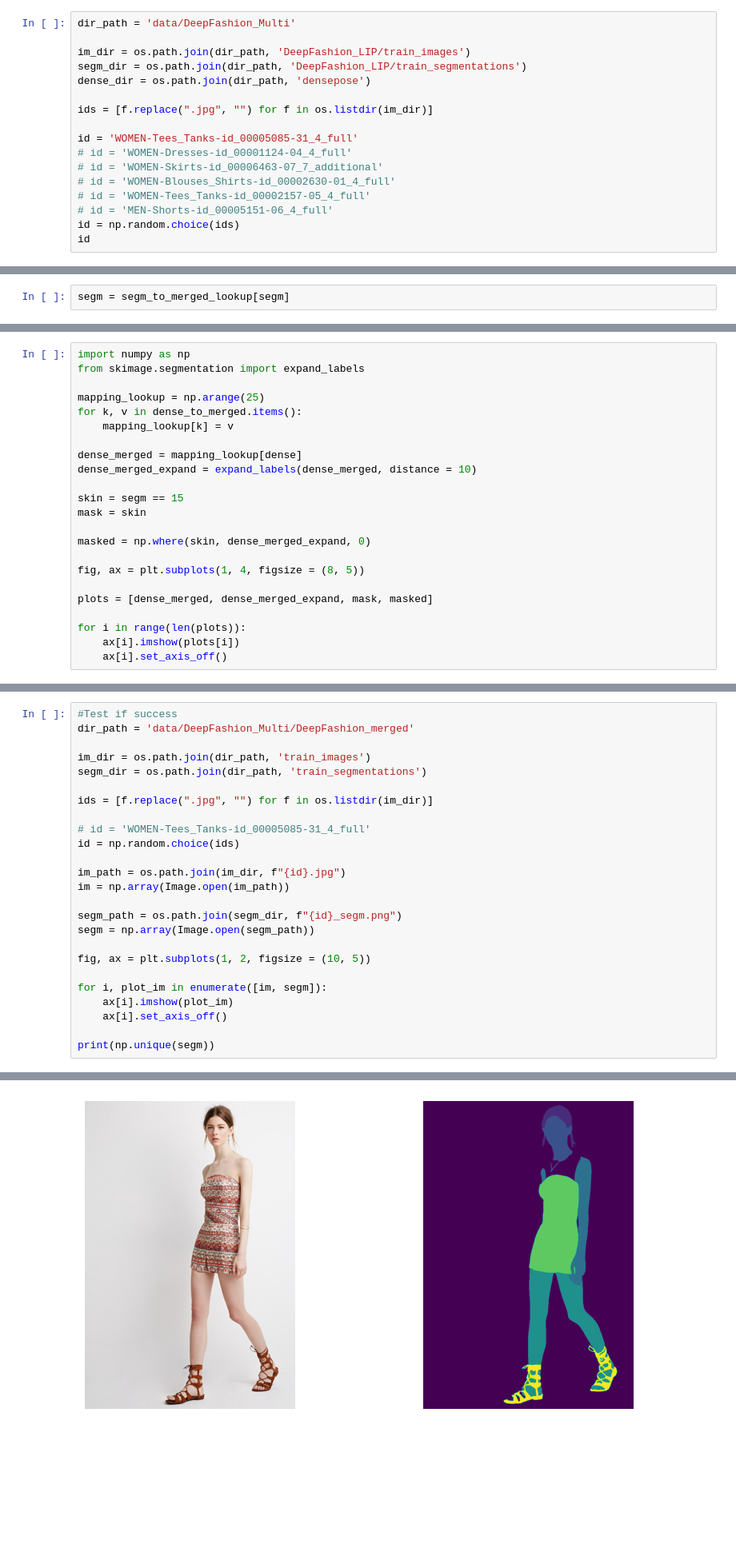
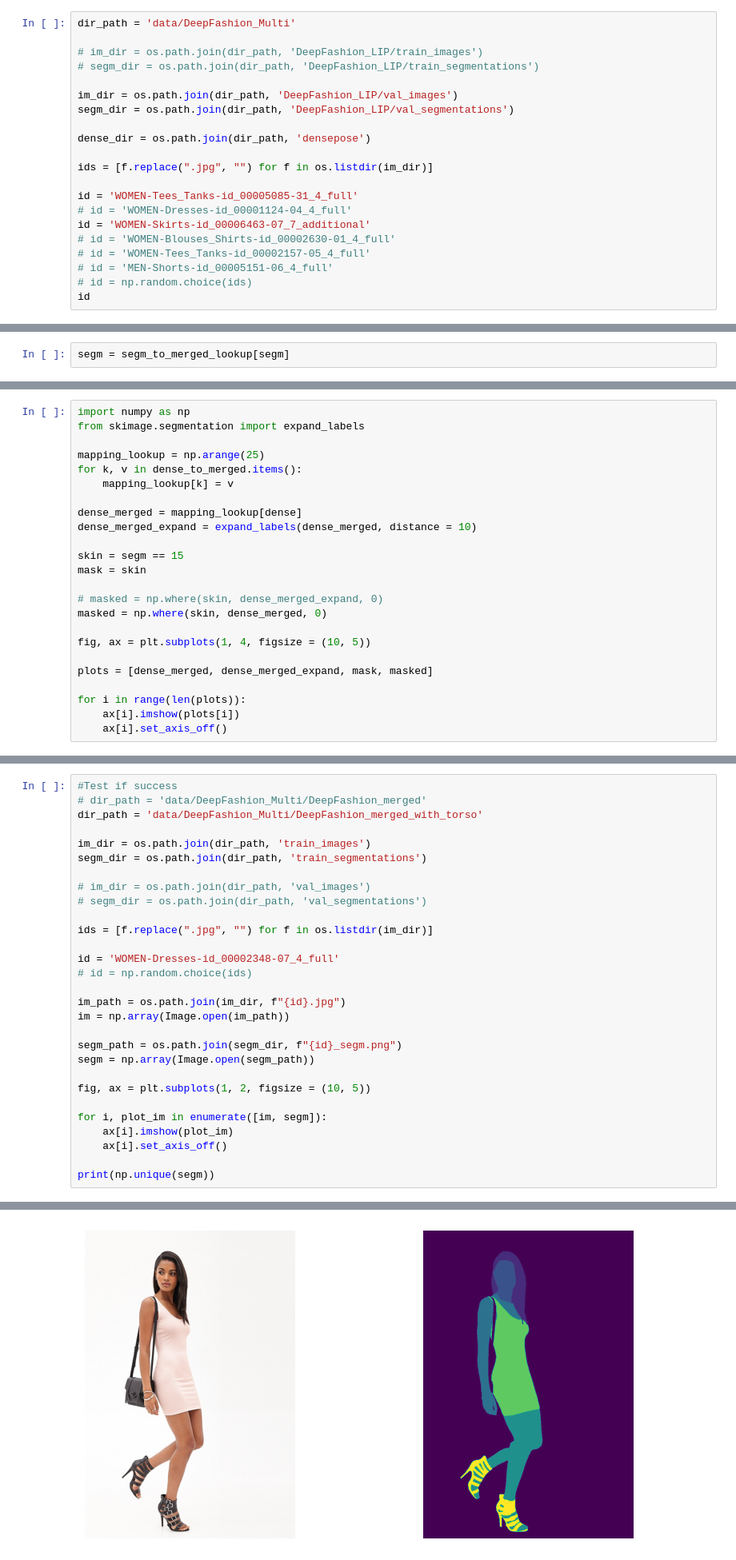
Before and after one commit to JelinR/Self-Correction-Human-Parsing, a Jupyter notebook: DeepFashion_Mapping.ipynb, the cells around one changed output, grey strips where cells are left out. Shown at 80% size. Drawn from its saved outputs; the diff is of its cells as text; blank space fills up the shorter version.

Commit message:
deepfash merge with torso

```diff
--- a/DeepFashion_Mapping.ipynb
+++ b/DeepFashion_Mapping.ipynb
@@ -281,18 +342,22 @@ for i in range(3):
 # %%
 dir_path = 'data/DeepFashion_Multi'
 
-im_dir = os.path.join(dir_path, 'DeepFashion_LIP/train_images')
-segm_dir = os.path.join(dir_path, 'DeepFashion_LIP/train_segmentations')
+# im_dir = os.path.join(dir_path, 'DeepFashion_LIP/train_images')
+# segm_dir = os.path.join(dir_path, 'DeepFashion_LIP/train_segmentations')
+
+im_dir = os.path.join(dir_path, 'DeepFashion_LIP/val_images')
+segm_dir = os.path.join(dir_path, 'DeepFashion_LIP/val_segmentations')
+
 dense_dir = os.path.join(dir_path, 'densepose')
 
 ids = [f.replace(".jpg", "") for f in os.listdir(im_dir)]
 
 id = 'WOMEN-Tees_Tanks-id_00005085-31_4_full'
 # id = 'WOMEN-Dresses-id_00001124-04_4_full'
-# id = 'WOMEN-Skirts-id_00006463-07_7_additional'
+id = 'WOMEN-Skirts-id_00006463-07_7_additional'
 # id = 'WOMEN-Blouses_Shirts-id_00002630-01_4_full'
 # id = 'WOMEN-Tees_Tanks-id_00002157-05_4_full'
 # id = 'MEN-Shorts-id_00005151-06_4_full'
-id = np.random.choice(ids)
+# id = np.random.choice(ids)
 id
 # %% [output]
@@ -421,9 +497,10 @@ dense_merged_expand = expand_labels(dense_merged, distance = 10)
 skin = segm == 15
 mask = skin
 
-masked = np.where(skin, dense_merged_expand, 0)
+# masked = np.where(skin, dense_merged_expand, 0)
+masked = np.where(skin, dense_merged, 0)
 
-fig, ax = plt.subplots(1, 4, figsize = (8, 5))
+fig, ax = plt.subplots(1, 4, figsize = (10, 5))
 
 plots = [dense_merged, dense_merged_expand, mask, masked]
 
@@ -576,28 +691,32 @@ for id in tqdm(ids):
 # %%
 #Test if success
-dir_path = 'data/DeepFashion_Multi/DeepFashion_merged'
+# dir_path = 'data/DeepFashion_Multi/DeepFashion_merged'
+dir_path = 'data/DeepFashion_Multi/DeepFashion_merged_with_torso'
 
 im_dir = os.path.join(dir_path, 'train_images')
 segm_dir = os.path.join(dir_path, 'train_segmentations')
 
+# im_dir = os.path.join(dir_path, 'val_images')
+# segm_dir = os.path.join(dir_path, 'val_segmentations')
+
 ids = [f.replace(".jpg", "") for f in os.listdir(im_dir)]
 
-# id = 'WOMEN-Tees_Tanks-id_00005085-31_4_full'
-id = np.random.choice(ids)
+id = 'WOMEN-Dresses-id_00002348-07_4_full'
+# id = np.random.choice(ids)
 
 im_path = os.path.join(im_dir, f"{id}.jpg")
 im = np.array(Image.open(im_path))
 
 segm_path = os.path.join(segm_dir, f"{id}_segm.png")
 segm = np.array(Image.open(segm_path))
 
 fig, ax = plt.subplots(1, 2, figsize = (10, 5))
 
 for i, plot_im in enumerate([im, segm]):
     ax[i].imshow(plot_im)
     ax[i].set_axis_off()
 
 print(np.unique(segm))
 # %% [output]
 [0 1 2 3 4 6 8]
-[figure, old version]
+[figure, new version]
```
Also changed, not shown: parts of 19 cells of this notebook, 1 other file.
